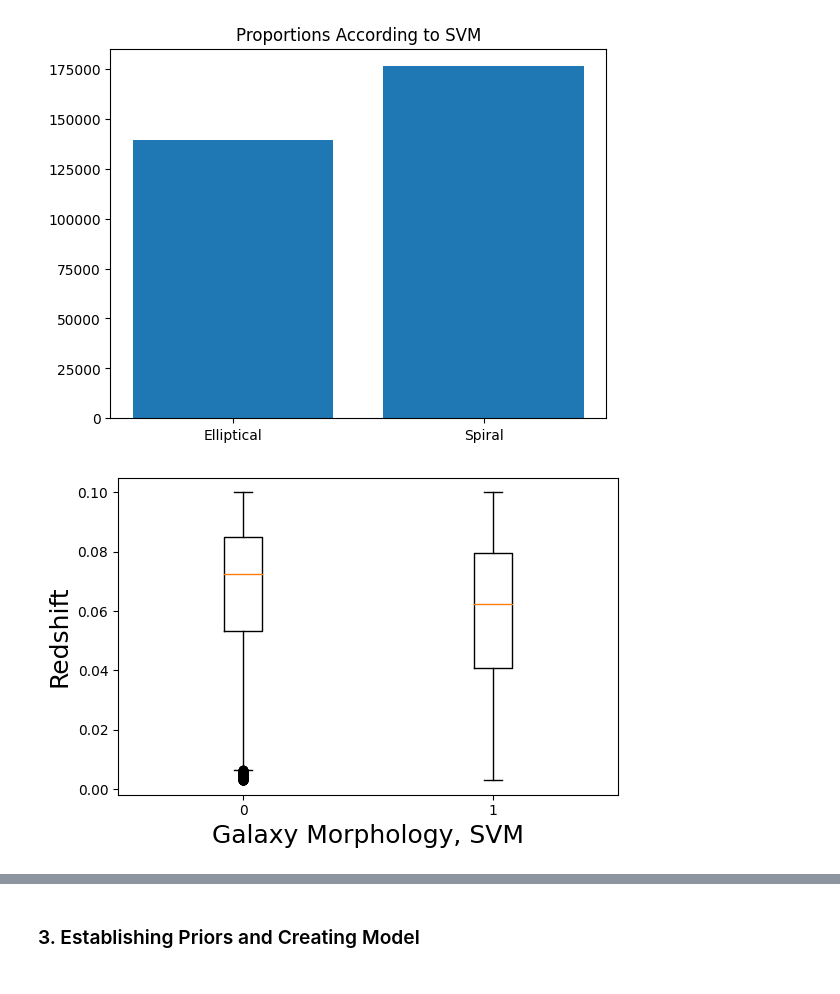
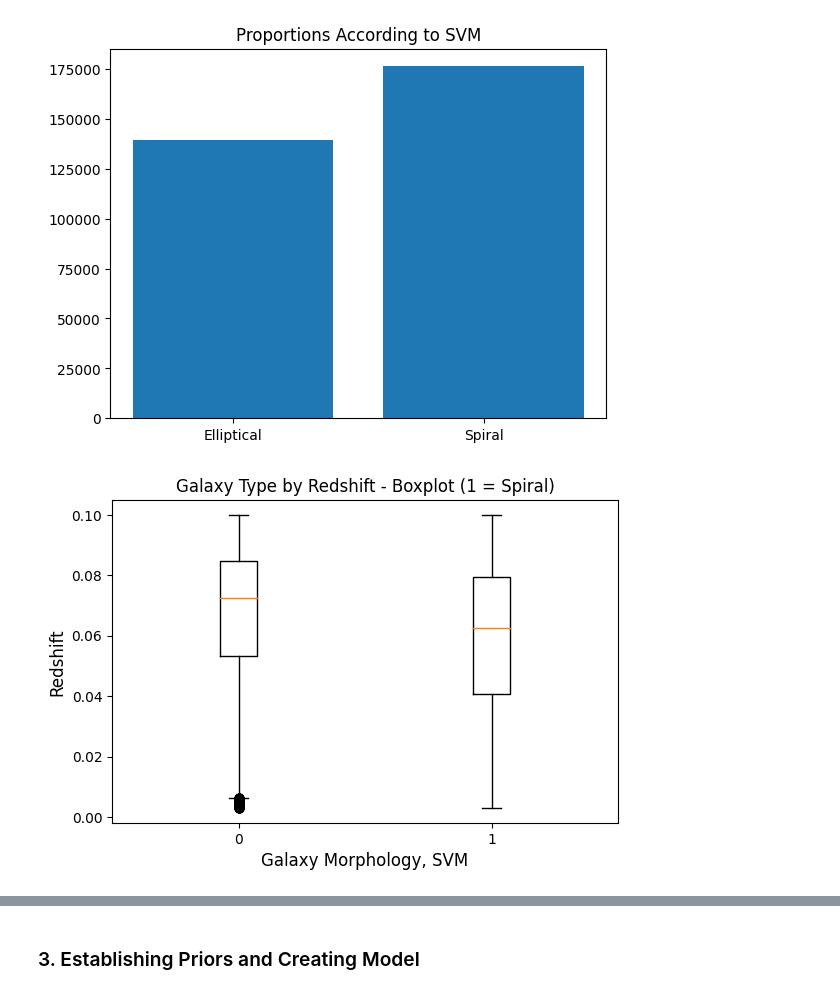
Before and after one commit to erobbtan/AST5731_PROJ2, a Jupyter notebook: Project2.ipynb, the cells around one changed output, grey strips where cells are left out. Saved outputs shown, nothing was run; the diff lists cells and outputs as text; code cells hidden in the pictures.

```diff
--- a/Project2.ipynb
+++ b/Project2.ipynb
@@ -52,20 +52,21 @@ Text(0.5, 1.0, 'Proportions According to SVM')
 # %%
 # Boxplot
 spirals = df['SVMPython'] == 1
 
 plt.figure(figsize = (6, 4))
 
 plt.boxplot(x = [df['z'][~spirals], df['z'][spirals]], labels = '01');
 
-plt.ylabel('Redshift', fontsize = 18);
-plt.xlabel('Galaxy Morphology, SVM', fontsize = 18);
+plt.ylabel('Redshift', fontsize = 12);
+plt.xlabel('Galaxy Morphology, SVM', fontsize = 12);
 
 
 plt.tight_layout()
+plt.title("Galaxy Type by Redshift - Boxplot (1 = Spiral)")
 
 plt.show()
 # %% [output]
-[figure, old version]
+[figure, new version]
 # %%
 # Plotting proportions of spiral over redshift
 
```
Also changed, not shown: parts of 7 cells of this notebook.
